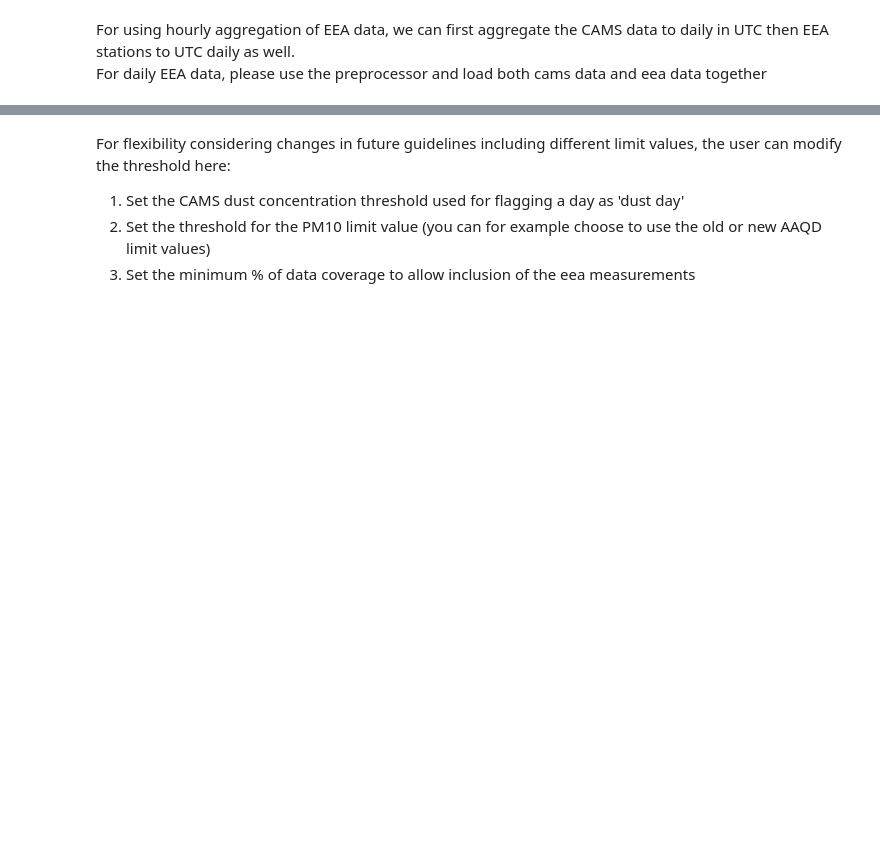
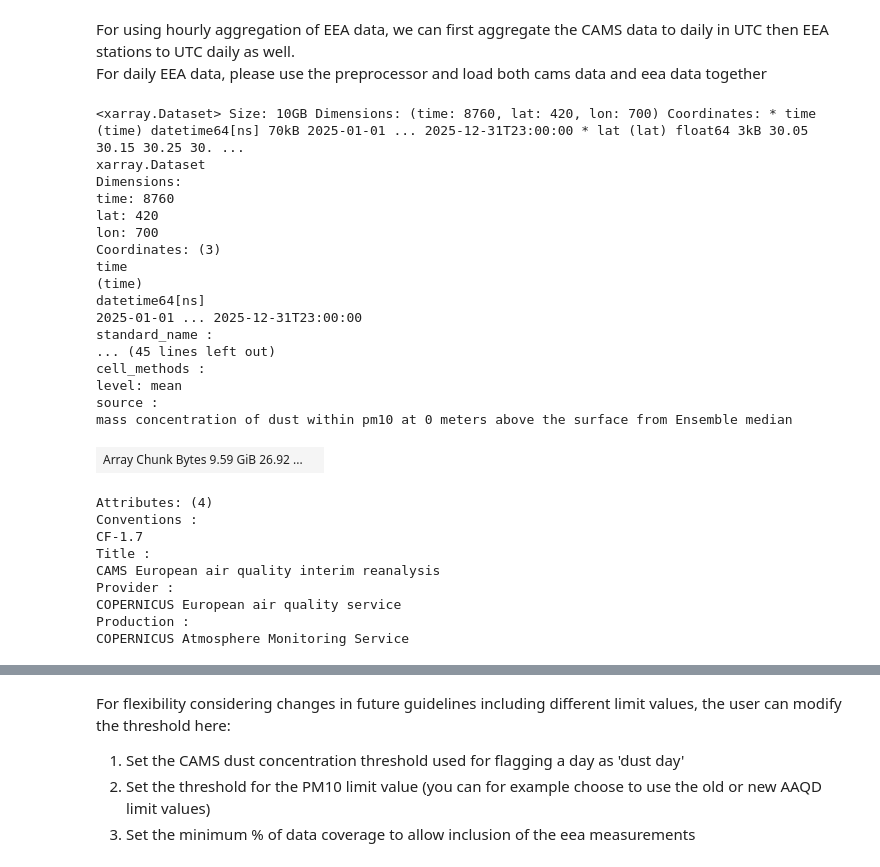
Before and after one commit to jessieaha/CAMS_dust_deduction_tool, a Jupyter notebook: Dust_deduction_tool_full.ipynb, the cells around one changed output, grey strips where cells are left out. Saved outputs shown, nothing was run; the diff lists cells and outputs as text; code cells hidden in the pictures; blank space fills up the shorter version.

```diff
--- a/Dust_deduction_tool_full.ipynb
+++ b/Dust_deduction_tool_full.ipynb
@@ -479,0 +399,30 @@ else:
+# %%
+cams
+# %% [output]
+<xarray.Dataset> Size: 10GB Dimensions: (time: 8760, lat: 420, lon: 700) Coordinates: * time (time) datetime64[ns] 70kB 2025-01-01 ... 2025-12-31T23:00:00 * lat (lat) float64 3kB 30.05 30.15 30.25 30. ...
+xarray.Dataset
+Dimensions:
+time: 8760
+lat: 420
+lon: 700
+Coordinates: (3)
+time
+(time)
+datetime64[ns]
+2025-01-01 ... 2025-12-31T23:00:00
+standard_name :
+... (45 lines left out)
+cell_methods :
+level: mean
+source :
+mass concentration of dust within pm10 at 0 meters above the surface from Ensemble median
+| Array Chunk Bytes 9.59 GiB 26.92 ... |  |
+Attributes: (4)
+Conventions :
+CF-1.7
+Title :
+CAMS European air quality interim reanalysis
+Provider :
+COPERNICUS European air quality service
+Production :
+COPERNICUS Atmosphere Monitoring Service
```
Also changed, not shown: parts of 3 cells of this notebook.
